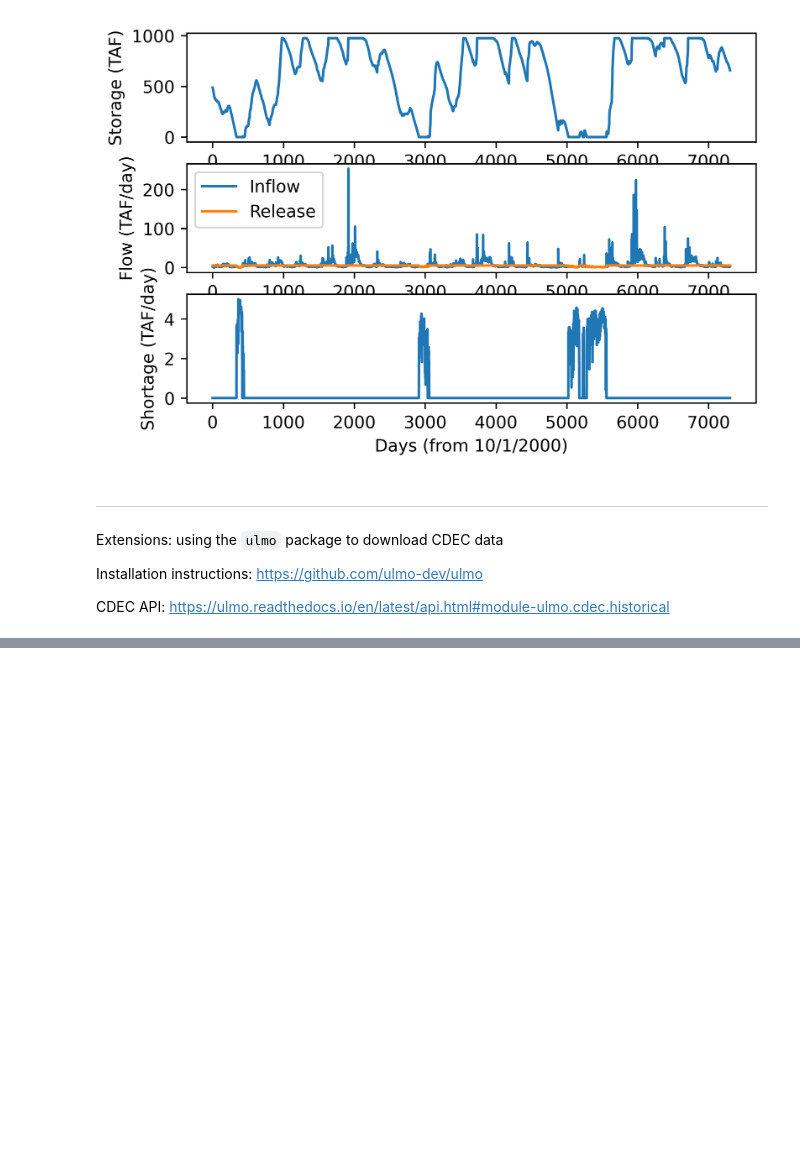
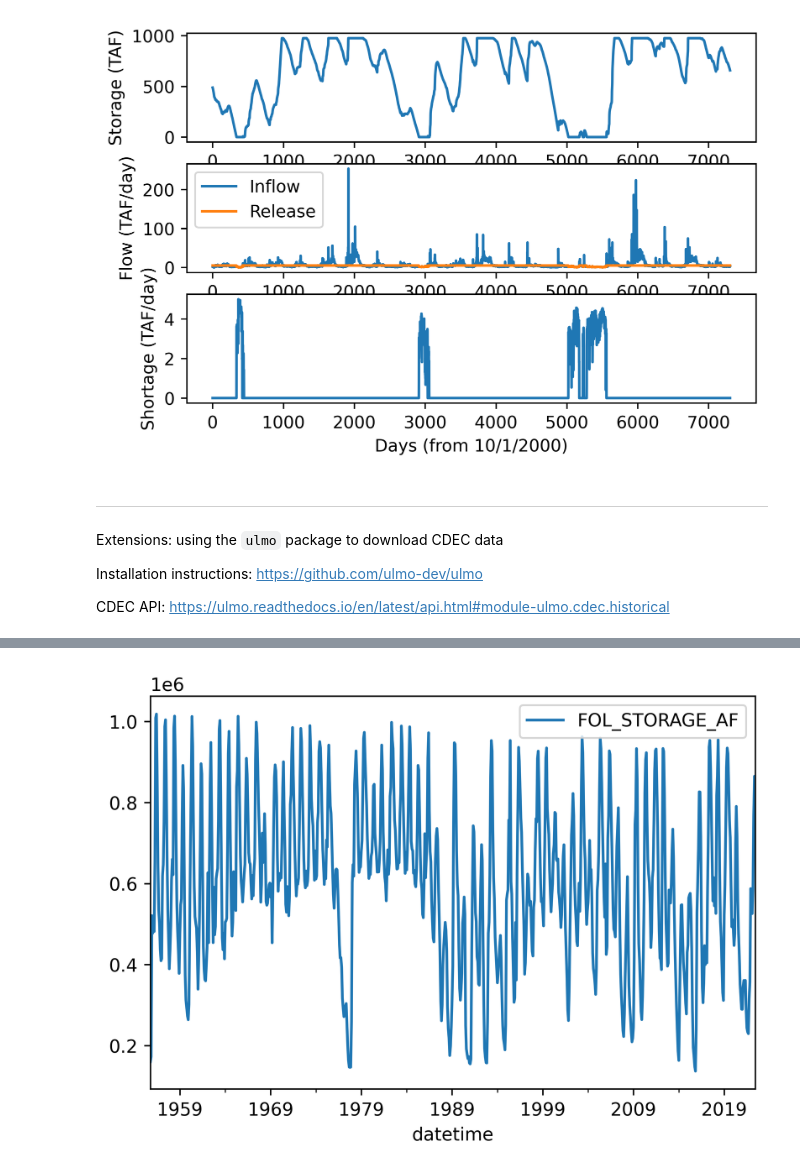
Before and after one commit to jdherman/eci273, a Jupyter notebook: L02-data-and-simulation.ipynb, the cells around one changed output, grey strips where cells are left out. Saved outputs shown, nothing was run; the diff lists cells and outputs as text; code cells hidden in the pictures; blank space fills up the shorter version.

Commit message:
fix L2 scraper

```diff
--- a/L02-data-and-simulation.ipynb
+++ b/L02-data-and-simulation.ipynb
@@ -211,0 +190,5 @@ Index: []}}
+# %%
+from cdec_scraper import cdec_sensor_data
+
+df = cdec_sensor_data('FOL', 15, 'M', sd='1953-10-01', ed='2022-06-30')
+print(df)
@@ -211,0 +211,5 @@ Index: []}}
+# %%
+df.plot()
+plt.show()
+# %% [output]
+[figure, added]
```
Also changed, not shown: parts of 10 cells of this notebook, 2 other files.
